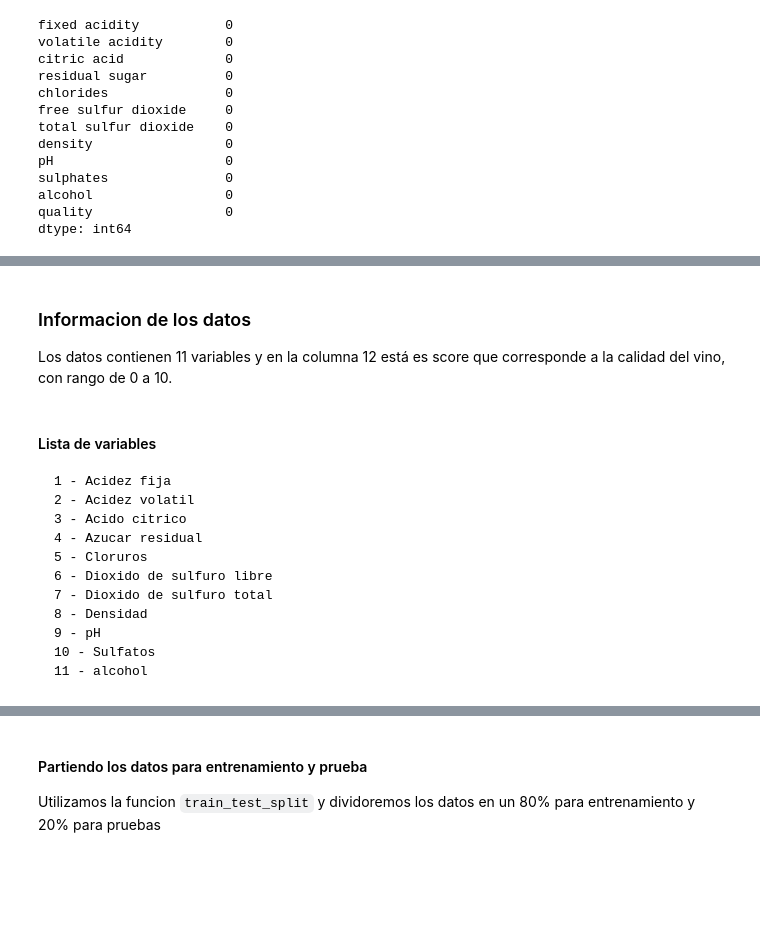
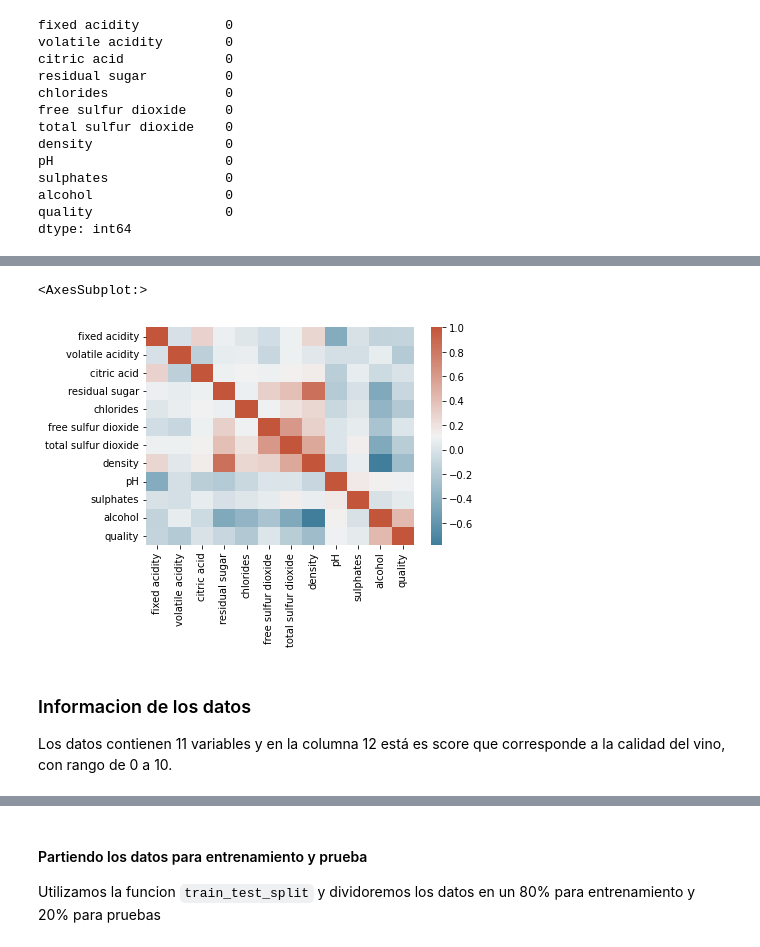
Before and after one commit to luisjba/wine-quality-analisys, a Jupyter notebook: white-wine-analisys.ipynb, the cells around one changed output, grey strips where cells are left out. Drawn from its saved outputs; the diff is of its cells as text; code cells hidden in the pictures; blank space fills up the shorter version.

```diff
--- a/white-wine-analisys.ipynb
+++ b/white-wine-analisys.ipynb
@@ -21,3 +19,8 @@ from IPython.display import Markdown as md
+# %%
+# variables
+download_url = 'https://archive.ics.uci.edu/ml/machine-learning-databases/wine-quality/winequality-white.csv'
+y_categories = [7,6,5]
+w_clasifier = WineMultiClassifier(download_url, y_categories = y_categories)
 # %% [markdown]
 ## Descargando e importando el set de datos de vino blanco
 
@@ -84,30 +101,10 @@ dtype: int64
+# %%
+cmap = sns.diverging_palette(230, 20, as_cmap=True)
+sns.heatmap(w_clasifier.data.corr(),cmap=cmap)
+# %% [output]
+<AxesSubplot:>
+[figure, added]
 # %% [markdown]
 ### Informacion de los datos
 
 Los datos contienen 11 variables y en la columna 12 está es score que corresponde a la calidad del vino, con rango de 0 a 10.
-# %%
-columns=["Acidez fija", "Acidez volatil",
-         "Acido citrico", "Azucar residual", "Cloruros",
-         "Dioxido de sulfuro libre", "Dioxido de sulfuro total",
-         "Densidad", "pH","Sulfatos", "alcohol", "Calidad"]
-md_text = ""
-for i,c_name in enumerate(columns[:-1]):
-    md_text = md_text + "\n    {} - {}".format(i+1, c_name)
-md("""#### Lista de variables
-{}
-
-""".format(md_text))
-# %% [output]
-#### Lista de variables
-
-    1 - Acidez fija
-    2 - Acidez volatil
-    3 - Acido citrico
-    4 - Azucar residual
-    5 - Cloruros
-    6 - Dioxido de sulfuro libre
-    7 - Dioxido de sulfuro total
-    8 - Densidad
-    9 - pH
-    10 - Sulfatos
-    11 - alcohol
```
Also changed, not shown: parts of 39 cells of this notebook.
